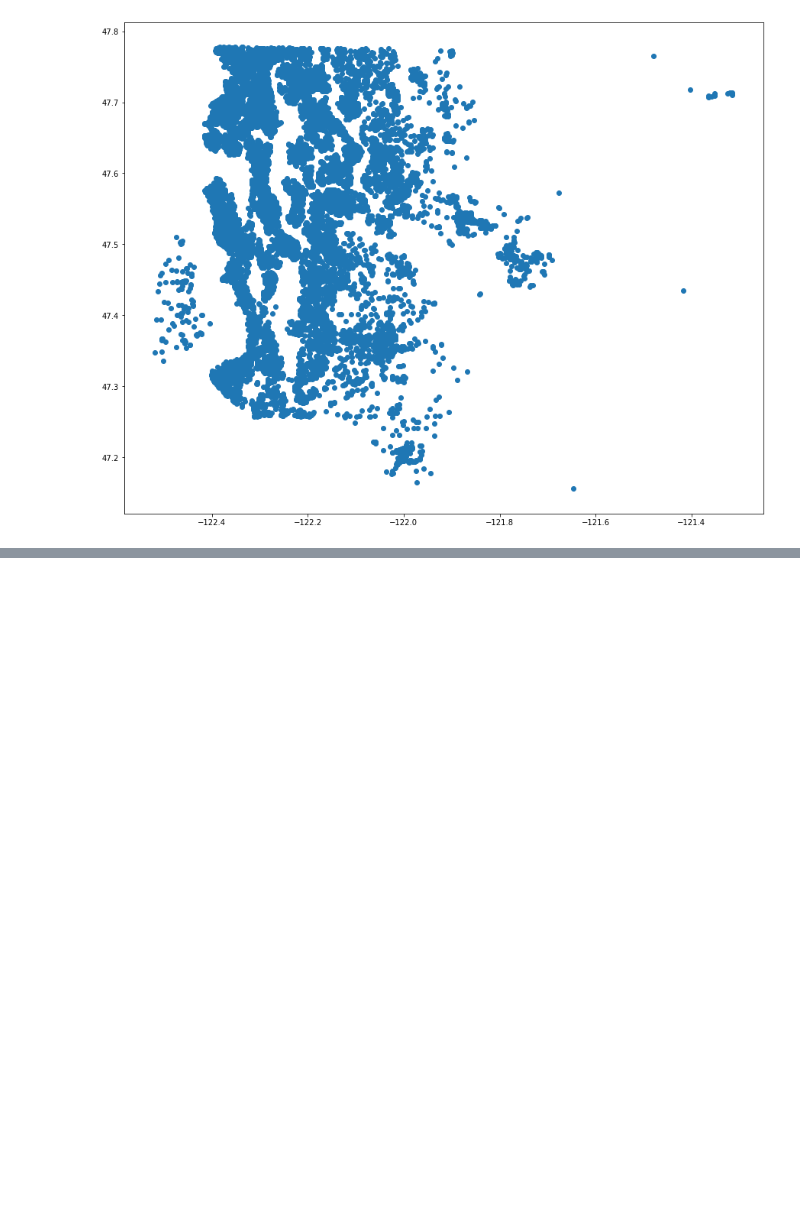
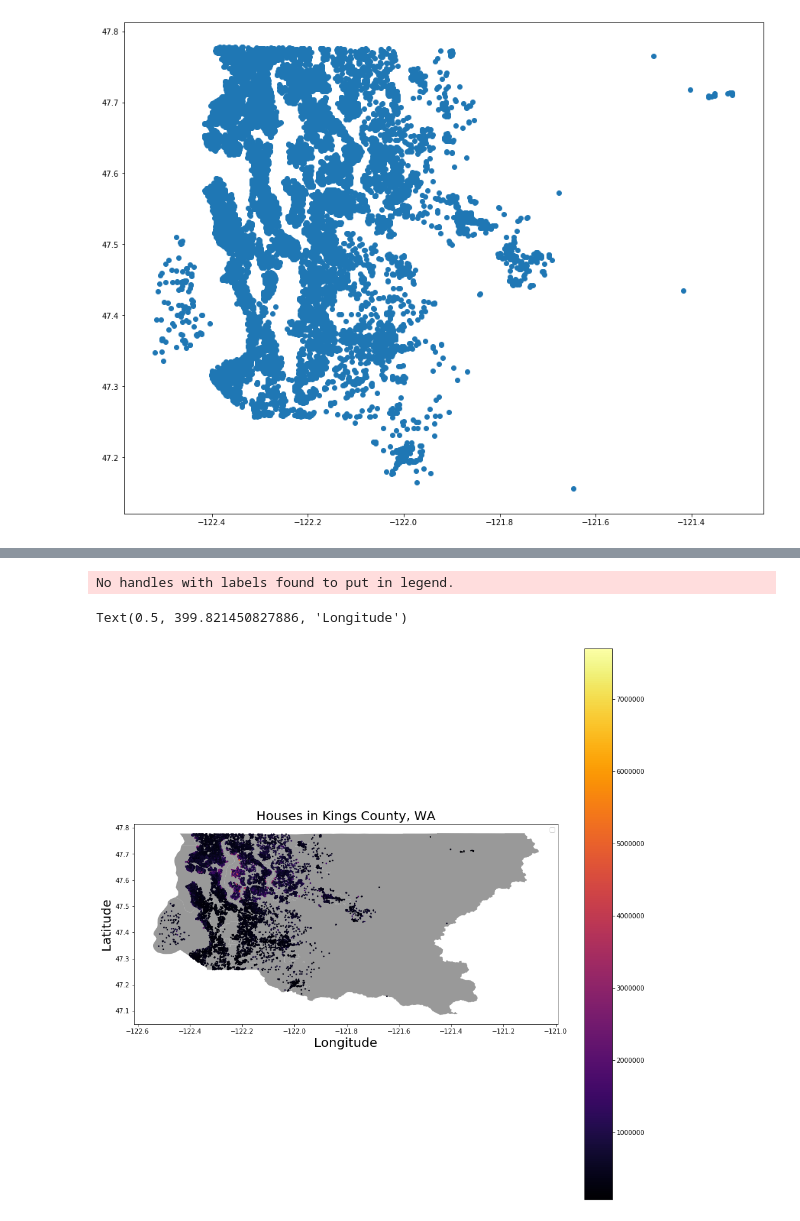
Before and after one commit to SlimHintz/King-County-Housing, a Jupyter notebook: eda/mapping.ipynb, the cells around one changed output, grey strips where cells are left out. Saved outputs shown, nothing was run; the diff lists cells and outputs as text; code cells hidden in the pictures; blank space fills up the shorter version.

```diff
--- a/eda/mapping.ipynb
+++ b/eda/mapping.ipynb
@@ -83,6 +78,6 @@ geo_df.head()
 | 4 | 9510861140 | 20140714T000000 | 711000.0 | 3 | 2.50 | 2550 | 5376 | 2.0 | 0 | 0 | ... |
 5 rows × 22 columns
 # %%
-map_df = gpd.read_file("../raw/mapping/L&I_-_City_Limits_(Statewide)-shp/CityLimits.shp")
+map_df = gpd.read_file("../raw/mapping/kingscounty-shp/Cities_and_Unincorporated_King_County___city_kc_area.shp")
 # %%
 fig, ax = plt.subplots(figsize = (15,15))
@@ -103,0 +122,22 @@ df = pd.read_csv("../cleanedData/")
+# %%
+fig, ax = plt.subplots(figsize = (15,16))
+map_df.plot(ax=ax, alpha = 0.8, color = 'Grey')
+geo_df.plot(ax=ax,
+            column ='price',
+            cmap = 'inferno',
+            legend=True ,
+            markersize = 2,
+            marker = 'o',
+            aspect = 1
+           )
+# geo_df.plot(ax = ax , markersize = 2, color = 'blue',marker =
+#             'o',label = 'House', aspect = 1)
+plt.legend(prop = {'size':10} )
+ax.set_title('Houses in Kings County, WA', fontdict = {'fontsize':
+                20})
+ax.set_ylabel('Latitude',fontdict = {'fontsize': 20})
+ax.set_xlabel('Longitude',fontdict = {'fontsize': 20})
+# %% [output]
+No handles with labels found to put in legend.
+Text(0.5, 399.821450827886, 'Longitude')
+[figure, added]
```
Also changed, not shown: parts of 6 cells of this notebook, 24 other files.
